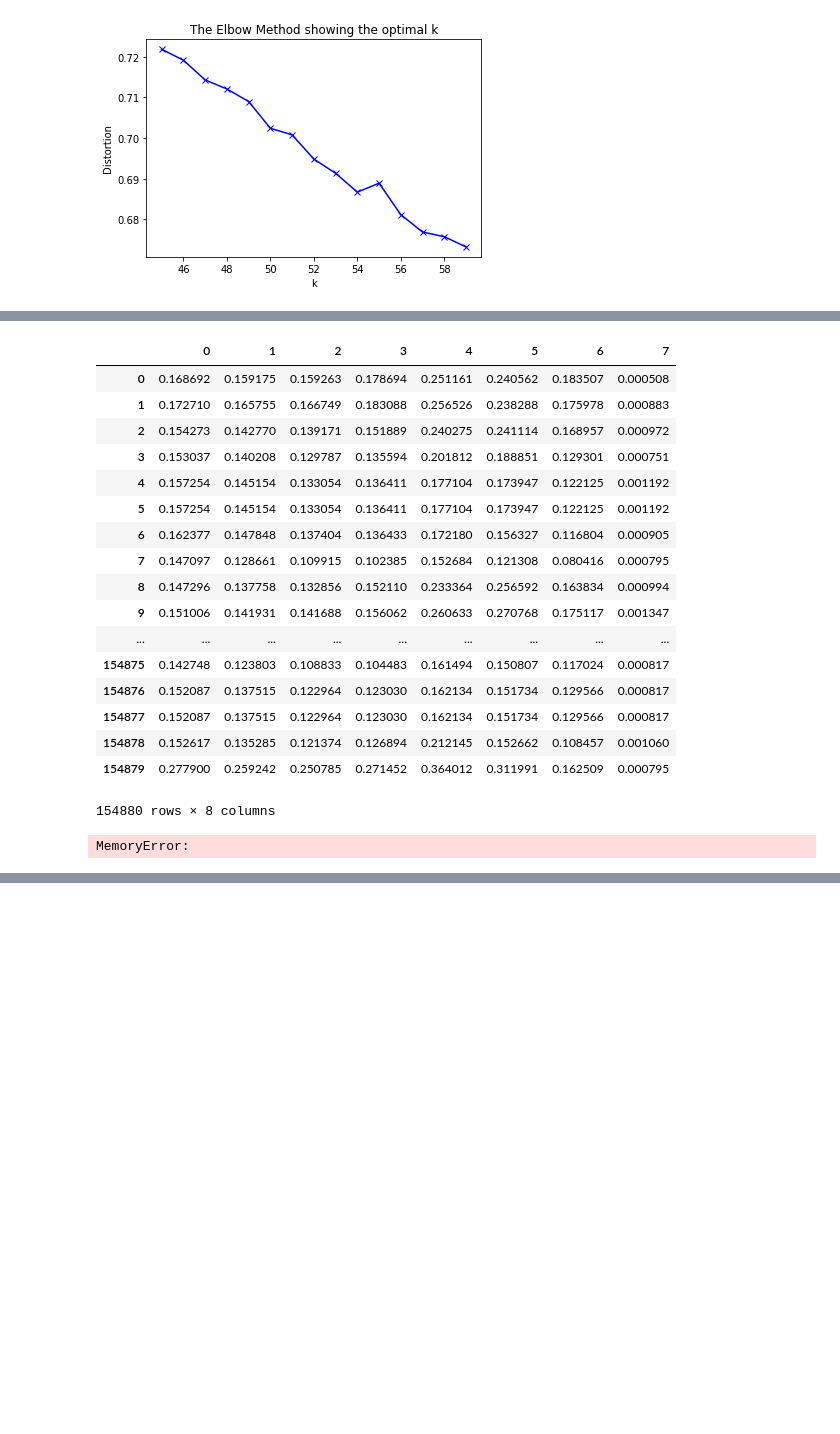
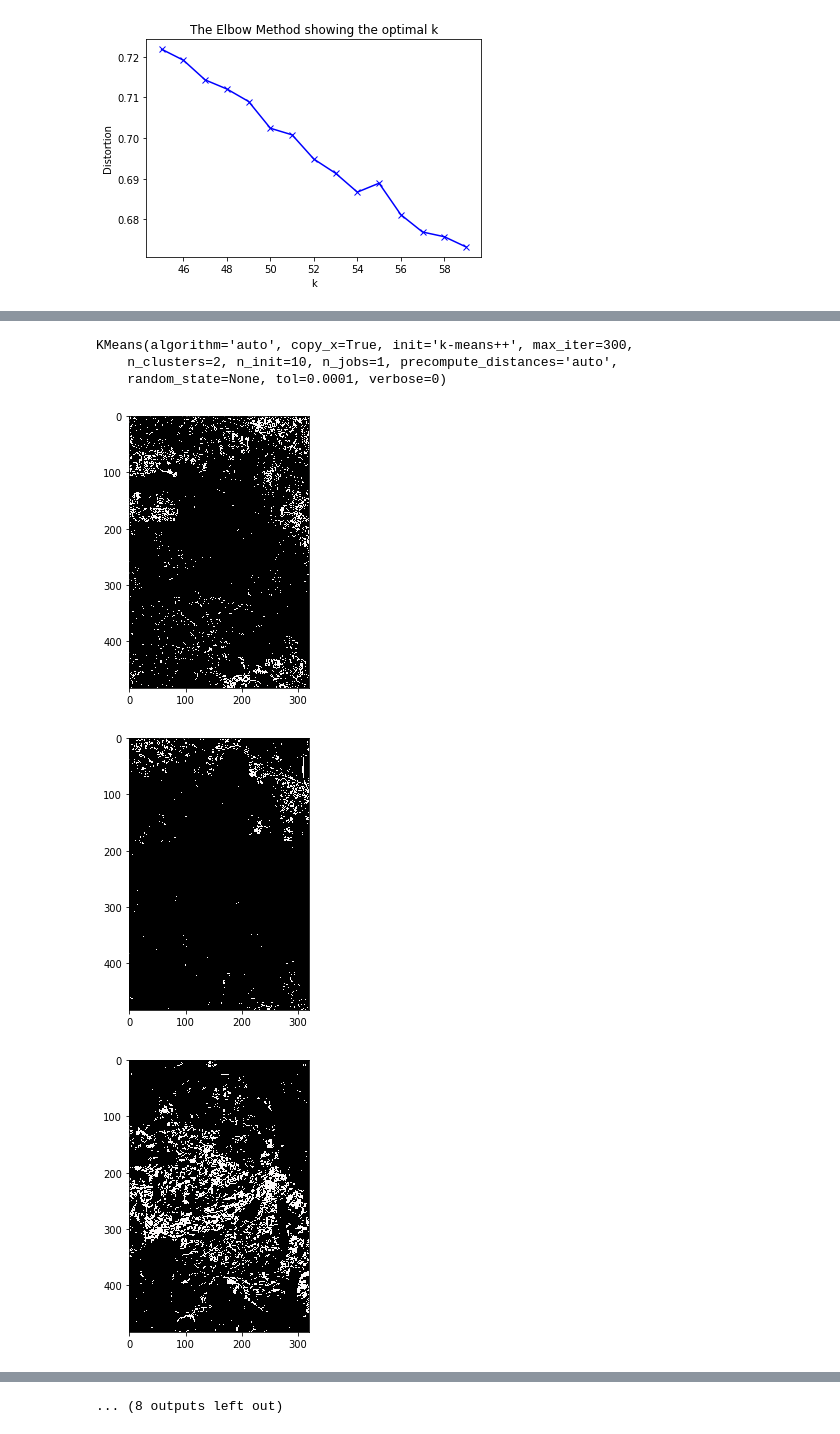
Before and after one commit to mas-dse-akbhatna/DSE_Capstone, a Jupyter notebook: Code_Base/LandsatClustering.ipynb, the cells around one changed output, grey strips where cells are left out. Drawn from its saved outputs; the diff is of its cells as text; code cells hidden in the pictures; blank space fills up the shorter version.

Commit message:
Latest clustering

```diff
--- a/Code_Base/LandsatClustering.ipynb
+++ b/Code_Base/LandsatClustering.ipynb
@@ -94,5 +94,3 @@ plt.title('The Elbow Method showing the optimal k')
 plt.show()
 # %% [output]
 [figure]
-# %%
-a = cluster.AgglomerativeClustering(n_clusters=k)
@@ -148,26 +97,37 @@ df = pd.DataFrame(array)
-# %%
-df
-# %% [output]
-|  | 0 | 1 | 2 | 3 | 4 | 5 | 6 | 7 |
-| 0 | 0.168692 | 0.159175 | 0.159263 | 0.178694 | 0.251161 | 0.240562 | 0.183507 | 0.000508 |
-| 1 | 0.172710 | 0.165755 | 0.166749 | 0.183088 | 0.256526 | 0.238288 | 0.175978 | 0.000883 |
-| 2 | 0.154273 | 0.142770 | 0.139171 | 0.151889 | 0.240275 | 0.241114 | 0.168957 | 0.000972 |
-| 3 | 0.153037 | 0.140208 | 0.129787 | 0.135594 | 0.201812 | 0.188851 | 0.129301 | 0.000751 |
-| 4 | 0.157254 | 0.145154 | 0.133054 | 0.136411 | 0.177104 | 0.173947 | 0.122125 | 0.001192 |
-| 5 | 0.157254 | 0.145154 | 0.133054 | 0.136411 | 0.177104 | 0.173947 | 0.122125 | 0.001192 |
-| 6 | 0.162377 | 0.147848 | 0.137404 | 0.136433 | 0.172180 | 0.156327 | 0.116804 | 0.000905 |
-| 7 | 0.147097 | 0.128661 | 0.109915 | 0.102385 | 0.152684 | 0.121308 | 0.080416 | 0.000795 |
-| 8 | 0.147296 | 0.137758 | 0.132856 | 0.152110 | 0.233364 | 0.256592 | 0.163834 | 0.000994 |
-| 9 | 0.151006 | 0.141931 | 0.141688 | 0.156062 | 0.260633 | 0.270768 | 0.175117 | 0.001347 |
-| ... | ... | ... | ... | ... | ... | ... | ... | ... |
-| 154875 | 0.142748 | 0.123803 | 0.108833 | 0.104483 | 0.161494 | 0.150807 | 0.117024 | 0.000817 |
-| 154876 | 0.152087 | 0.137515 | 0.122964 | 0.123030 | 0.162134 | 0.151734 | 0.129566 | 0.000817 |
-| 154877 | 0.152087 | 0.137515 | 0.122964 | 0.123030 | 0.162134 | 0.151734 | 0.129566 | 0.000817 |
-| 154878 | 0.152617 | 0.135285 | 0.121374 | 0.126894 | 0.212145 | 0.152662 | 0.108457 | 0.001060 |
-| 154879 | 0.277900 | 0.259242 | 0.250785 | 0.271452 | 0.364012 | 0.311991 | 0.162509 | 0.000795 |
-154880 rows × 8 columns
-# %%
-#Perform silhouette analysis to see the cluster relevance
-silhouette_analysis([5,6,7,8,9,10],df.as_matrix())
-# %% [output]
-MemoryError:
+# %%
+kmeans = cluster.KMeans(n_clusters=2)
+kmeans.fit(pca_features)
+# %% [output]
+KMeans(algorithm='auto', copy_x=True, init='k-means++', max_iter=300,
+    n_clusters=2, n_init=10, n_jobs=1, precompute_distances='auto',
+    random_state=None, tol=0.0001, verbose=0)
+# %%
+def plot_clusters(n):
+    kmeans = cluster.KMeans(n_clusters=n)
+    kmeans.fit(pca_features)
+    y=[]
+    a = kmeans.labels_
+    for i in range(len(array)):
+        j=[]
+        j.append(a[i])
+        y.append(j)
+    arr_c=np.append(array,y,axis=1)
+    #for i in range(n):
+        #'arr_c_'+str(i)=np.array(arr_c)
+    for j in range(n):
+        arr_c_j = np.array(arr_c)
+        for i in range(len(arr_c)):
+            if arr_c_j[i][9]==j:
+                arr_c_j[i]=1
+            else:
+                arr_c_j[i]=0
+        plt.figure(figsize=(6,5))
+        plt.imshow(arr_c_j[:,3].reshape((484,320)), interpolation='nearest', vmin=0,cmap=plt.cm.gist_earth)
+        plt.show()
+    #return arr_c_j
+# %%
+plot_clusters(20)
+# %% [output]
+[figure, added]
+[figure, added]
+[figure, added]
@@ -174,3 +143,4 @@ MemoryError:
+... (8 outputs left out)
 # %%
 #band 1-9, no 8
 l8 = gdal.Open("l8b30f30clip.tif", gdal.GA_ReadOnly)
```
Also changed, not shown: parts of 10 cells of this notebook.
